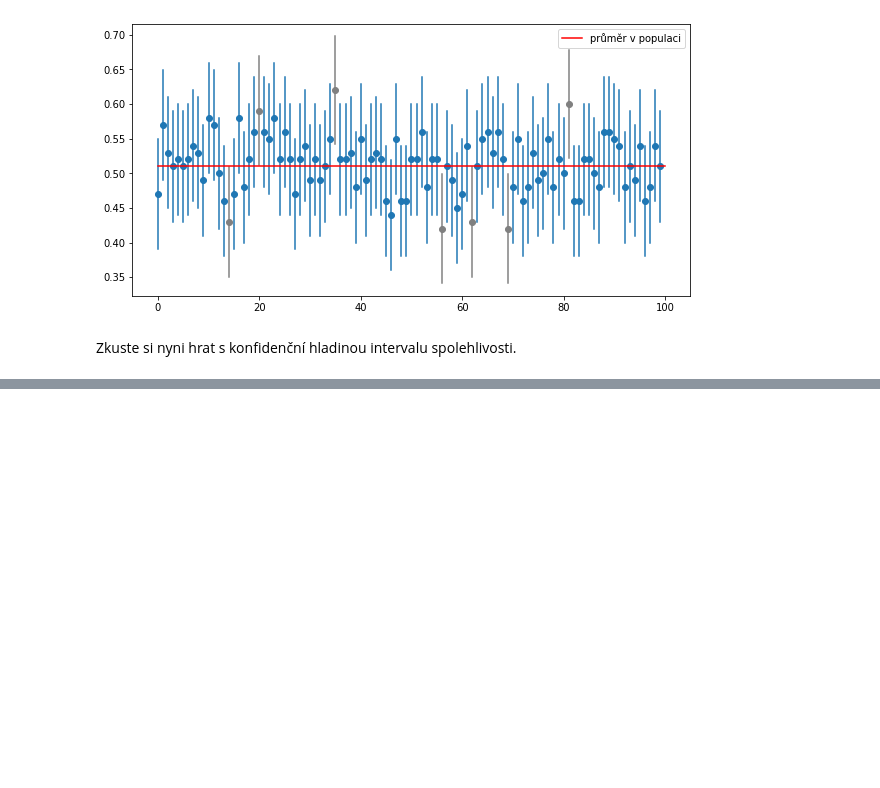
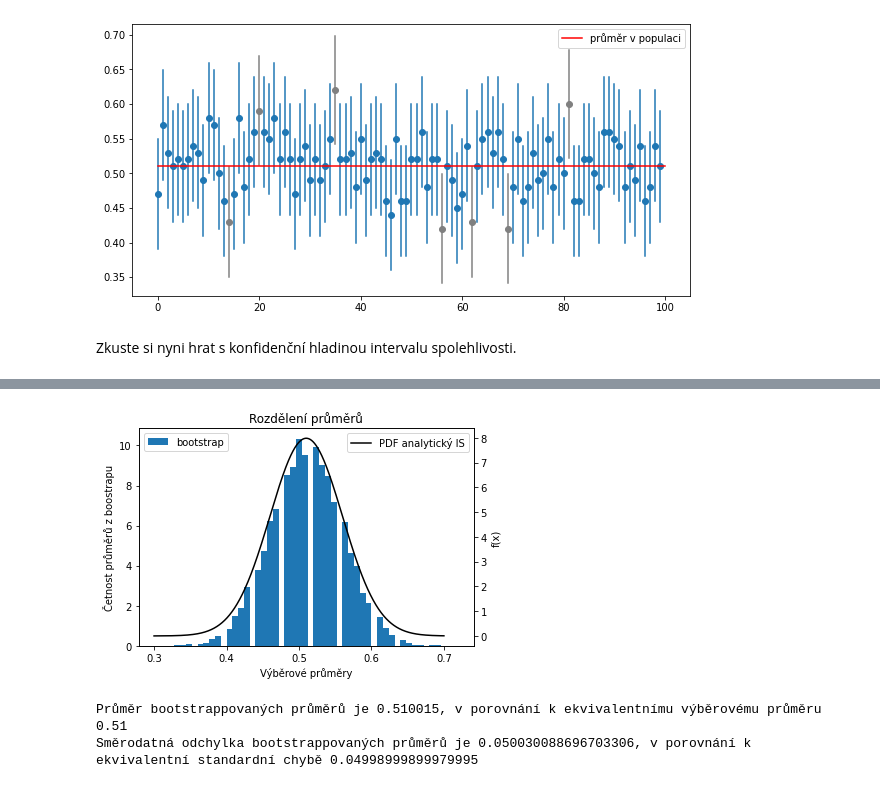
Before and after one commit to schubertjan/cuni, a Jupyter notebook: stats/cviceni/cviceni_3/centralni_limitni_veta.ipynb, the cells around one changed output, grey strips where cells are left out. Drawn from its saved outputs; the diff is of its cells as text; code cells hidden in the pictures; blank space fills up the shorter version.

Commit message:
stats l3

```diff
--- a/stats/cviceni/cviceni_3/centralni_limitni_veta.ipynb
+++ b/stats/cviceni/cviceni_3/centralni_limitni_veta.ipynb
@@ -192,0 +198,33 @@ Zkuste si nyni hrat s konfidenční hladinou intervalu spolehlivosti.
+# %%
+k = 10000
+prumery_b = np.zeros(k)
+
+#bootstrapping
+for i in range(k):
+    prumery_b[i] = np.random.choice(vyber, size=n, replace=True).mean()
+
+# smerodatna chybe podle analyticke verze intervalu spolehlivosti
+std_error = vyber.std() / np.sqrt(n)
+# hustota pravdepodobnosti podle analyticke verze intervalu spolehlivosti
+x = np.linspace(0.3,0.7,num=5000)
+pdf = stats.norm.pdf(x,loc=0.51,scale=std_error)
+
+fig, ax1 = plt.subplots()
+
+ax1.hist(prumery_b, label = "bootstrap", density=True, bins = 50)
+ax1.set_xlabel("Výběrové průměry")
+ax1.set_ylabel("Četnost průměrů z boostrapu")
+ax1.set_title("Rozdělení průměrů")
+ax2 = ax1.twinx()
+ax2.plot(x,pdf, color = "black", label = "PDF analytický IS")
+ax2.set_ylabel("f(x)")
+ax1.legend(loc = "upper left")
+ax2.legend(loc = "upper right")
+plt.show()
+
+print(f"Průměr bootstrappovaných průměrů je {prumery_b.mean()}, v porovnání k ekvivalentnímu výběrovému průměru {vyber.mean()}")
+print(f"Směrodatná odchylka bootstrappovaných průměrů je {prumery_b.std()}, v porovnání k ekvivalentní standardní chybě {std_error}")
+# %% [output]
+[figure, added]
+Průměr bootstrappovaných průměrů je 0.510015, v porovnání k ekvivalentnímu výběrovému průměru 0.51
+Směrodatná odchylka bootstrappovaných průměrů je 0.050030088696703306, v porovnání k ekvivalentní standardní chybě 0.04998999899979995
```
Also changed, not shown: parts of 2 cells of this notebook, 3 other files.
